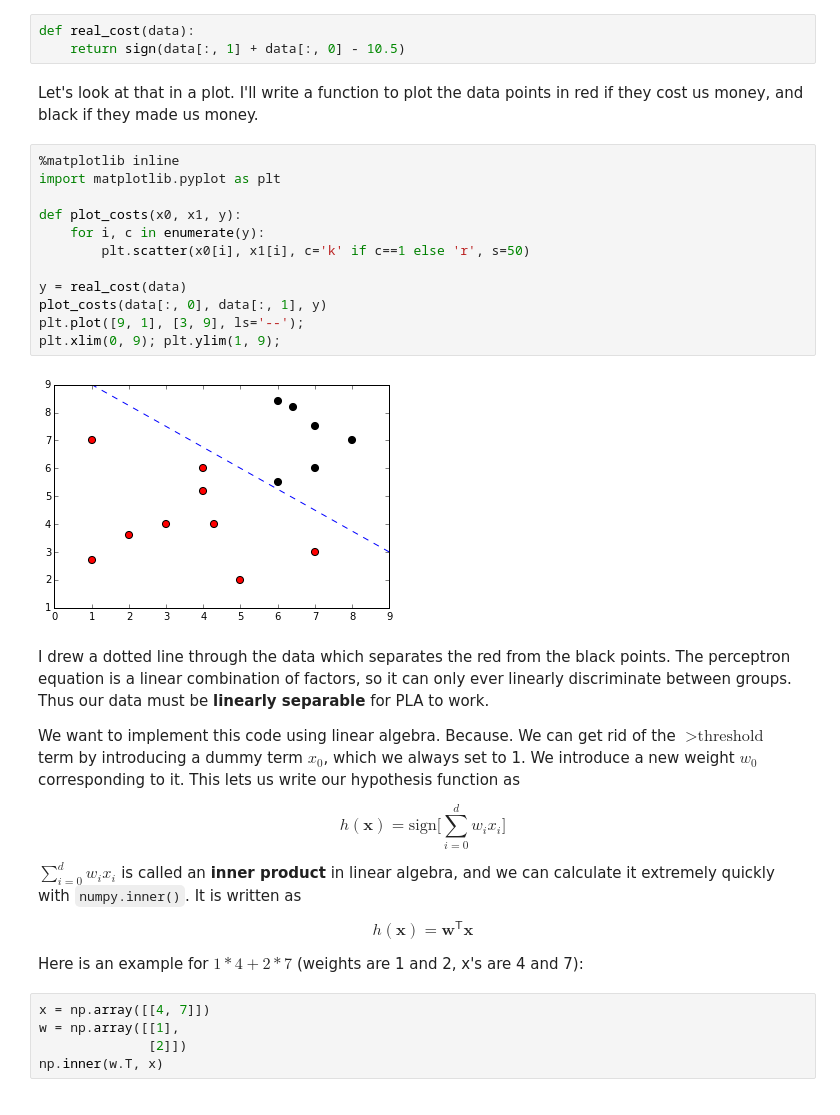
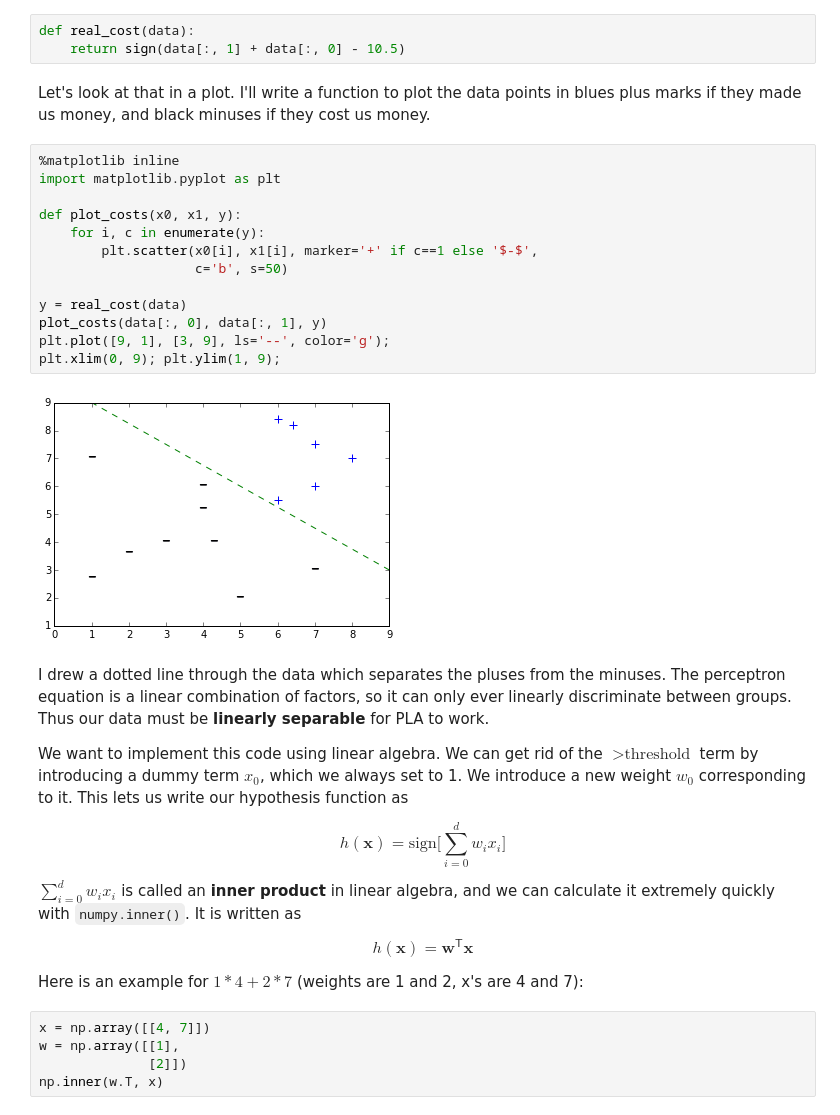
Before and after one commit to rlabbe/tutorials, a Jupyter notebook: Perceptron Learning Algorithm.ipynb, the cells around one changed output. Drawn from its saved outputs; the diff is of its cells as text.

```diff
--- a/Perceptron Learning Algorithm.ipynb
+++ b/Perceptron Learning Algorithm.ipynb
@@ -57,25 +57,26 @@ To test our code we need to simulate the function $f$, which normally we will no
 def real_cost(data):
     return sign(data[:, 1] + data[:, 0] - 10.5)
 # %% [markdown]
-Let's look at that in a plot. I'll write a function to plot the data points in red if they cost us money, and black if they made us money.
+Let's look at that in a plot. I'll write a function to plot the data points in blues plus marks if they made us money, and black minuses if they cost us money.
 # %%
 %matplotlib inline
 import matplotlib.pyplot as plt
 
 def plot_costs(x0, x1, y):
     for i, c in enumerate(y):
-        plt.scatter(x0[i], x1[i], c='k' if c==1 else 'r', s=50)
+        plt.scatter(x0[i], x1[i], marker='+' if c==1 else '$-$',
+                    c='b', s=50)
 
 y = real_cost(data)
 plot_costs(data[:, 0], data[:, 1], y)
-plt.plot([9, 1], [3, 9], ls='--');
+plt.plot([9, 1], [3, 9], ls='--', color='g');
 plt.xlim(0, 9); plt.ylim(1, 9);
 # %% [output]
-[figure, old version]
+[figure, new version]
 # %% [markdown]
-I drew a dotted line through the data which separates the red from the black points. The perceptron equation is a linear combination of factors, so it can only ever linearly discriminate between groups. Thus our data must be **linearly separable** for PLA to work.
+I drew a dotted line through the data which separates the pluses from the minuses. The perceptron equation is a linear combination of factors, so it can only ever linearly discriminate between groups. Thus our data must be **linearly separable** for PLA to work.
 
-We want to implement this code using linear algebra. Because. We can get rid of the $> \text{threshold}$ term by introducing a dummy term $x_0$, which we always set to 1. We introduce a new weight $w_0$ corresponding to it. This lets us write our hypothesis function as
+We want to implement this code using linear algebra. We can get rid of the $> \text{threshold}$ term by introducing a dummy term $x_0$, which we always set to 1. We introduce a new weight $w_0$ corresponding to it. This lets us write our hypothesis function as
 
 $$h(\mathbf{x}) = \text{sign}\Big[\sum\limits_{i=0}^d w_i x_i \Big]$$
 
```
Also changed, not shown: parts of 5 cells of this notebook.
